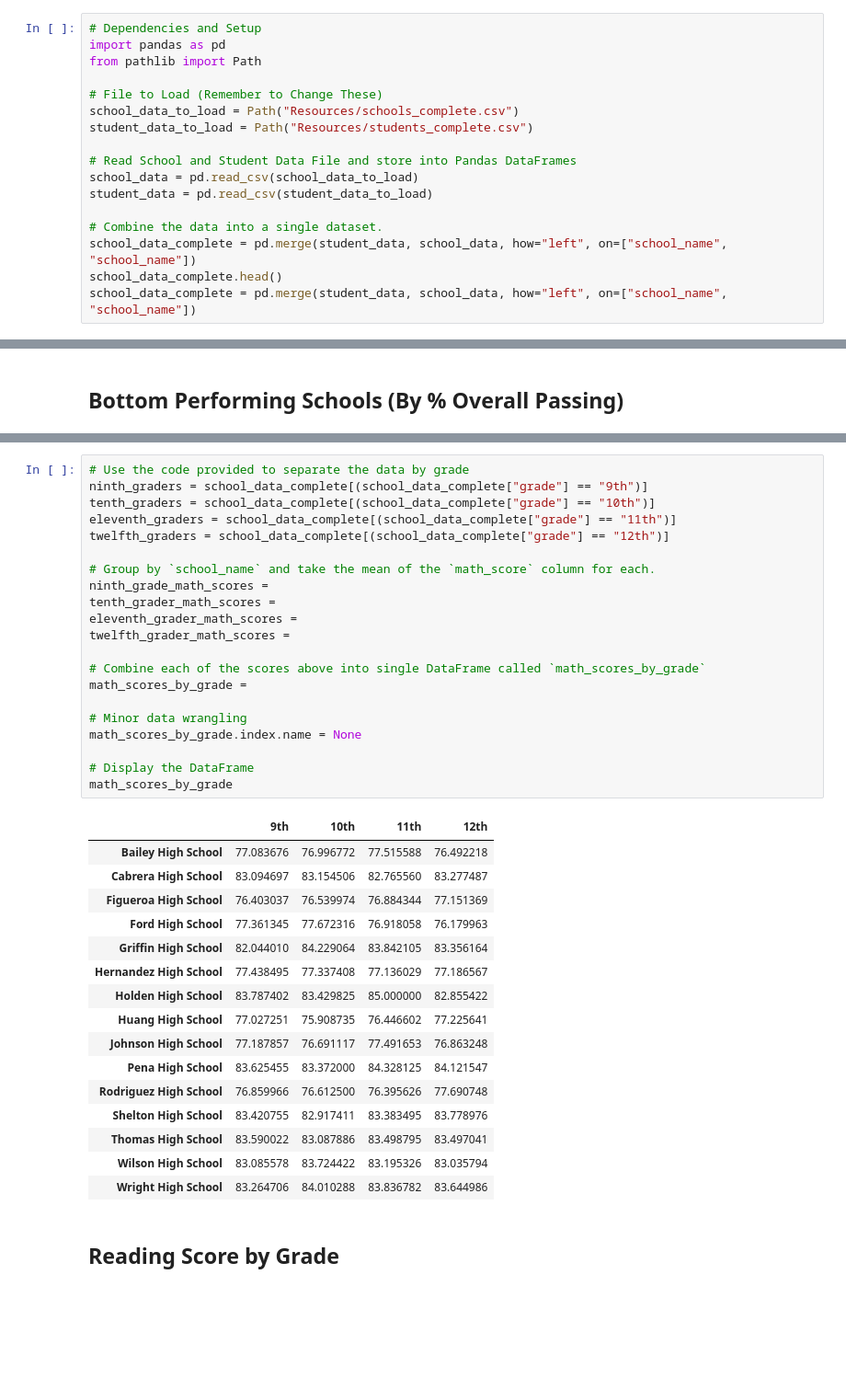
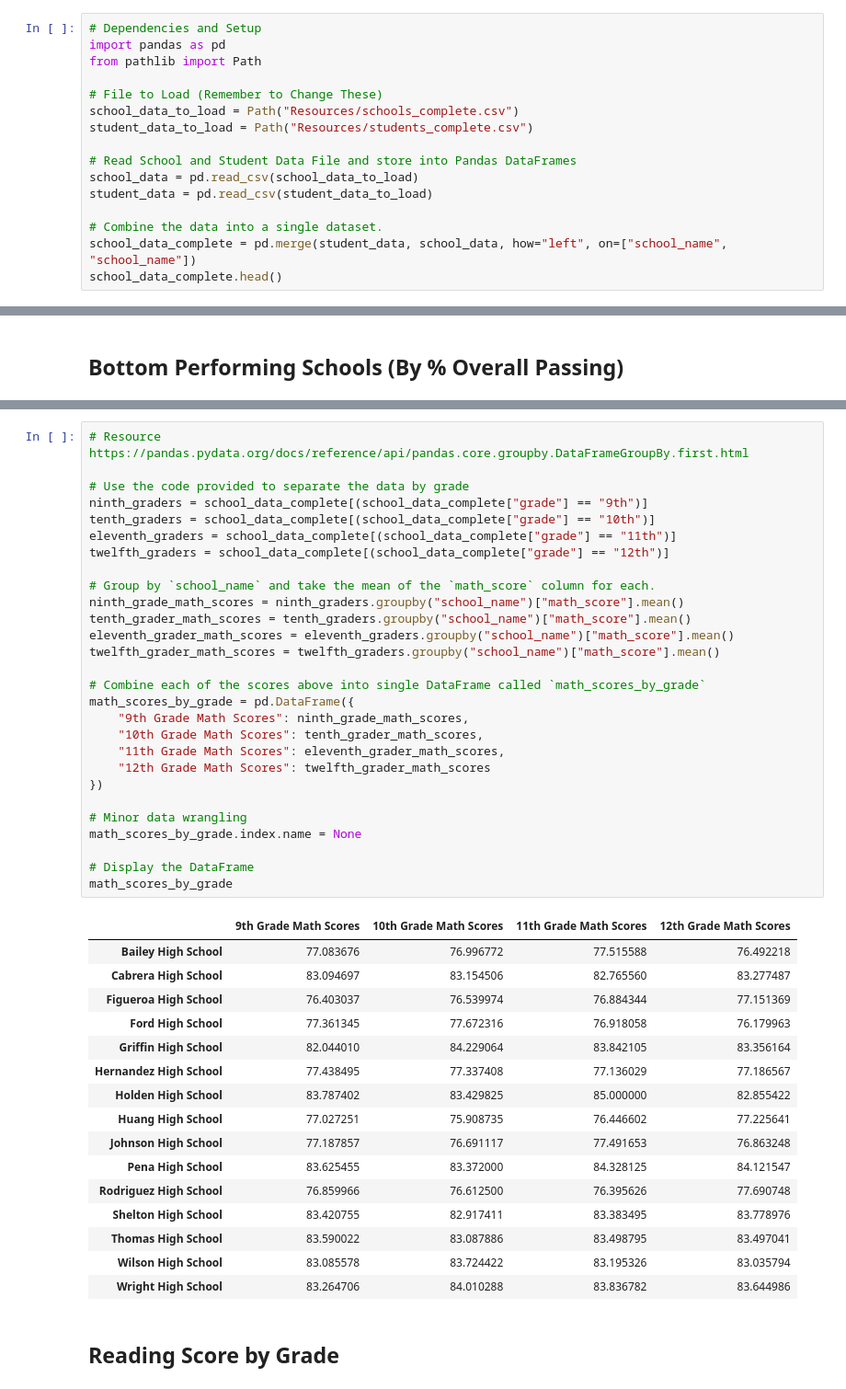
Before and after one commit to Y00lis/pandas-challenge, a Jupyter notebook: PyCitySchools_starter.ipynb, the cells around one changed output, grey strips where cells are left out. Shown at 92% size. Drawn from its saved outputs; the diff is of its cells as text; blank space fills up the shorter version.

```diff
--- a/PyCitySchools_starter.ipynb
+++ b/PyCitySchools_starter.ipynb
@@ -20,5 +20,4 @@ student_data = pd.read_csv(student_data_to_load)
 # Combine the data into a single dataset.
 school_data_complete = pd.merge(student_data, school_data, how="left", on=["school_name", "school_name"])
 school_data_complete.head()
-school_data_complete = pd.merge(student_data, school_data, how="left", on=["school_name", "school_name"])
 # %% [output]
@@ -185,26 +301,33 @@ bottom_schools.head(5)
 # %%
+# Resource https://pandas.pydata.org/docs/reference/api/pandas.core.groupby.DataFrameGroupBy.first.html
+
 # Use the code provided to separate the data by grade
 ninth_graders = school_data_complete[(school_data_complete["grade"] == "9th")]
 tenth_graders = school_data_complete[(school_data_complete["grade"] == "10th")]
 eleventh_graders = school_data_complete[(school_data_complete["grade"] == "11th")]
 twelfth_graders = school_data_complete[(school_data_complete["grade"] == "12th")]
 
 # Group by `school_name` and take the mean of the `math_score` column for each.
-ninth_grade_math_scores =
-tenth_grader_math_scores =
-eleventh_grader_math_scores =
-twelfth_grader_math_scores =
+ninth_grade_math_scores = ninth_graders.groupby("school_name")["math_score"].mean()
+tenth_grader_math_scores = tenth_graders.groupby("school_name")["math_score"].mean()
+eleventh_grader_math_scores = eleventh_graders.groupby("school_name")["math_score"].mean()
+twelfth_grader_math_scores = twelfth_graders.groupby("school_name")["math_score"].mean()
 
 # Combine each of the scores above into single DataFrame called `math_scores_by_grade`
-math_scores_by_grade =
+math_scores_by_grade = pd.DataFrame({
+    "9th Grade Math Scores": ninth_grade_math_scores,
+    "10th Grade Math Scores": tenth_grader_math_scores,
+    "11th Grade Math Scores": eleventh_grader_math_scores,
+    "12th Grade Math Scores": twelfth_grader_math_scores
+})
 
 # Minor data wrangling
 math_scores_by_grade.index.name = None
 
 # Display the DataFrame
 math_scores_by_grade
 # %% [output]
-|  | 9th | 10th | 11th | 12th |
+|  | 9th Grade Math Scores | 10th Grade Math Scores | 11th Grade Math Scores | 12th Grade Math Scores |
 | Bailey High School | 77.083676 | 76.996772 | 77.515588 | 76.492218 |
 | Cabrera High School | 83.094697 | 83.154506 | 82.765560 | 83.277487 |
 | Figueroa High School | 76.403037 | 76.539974 | 76.884344 | 77.151369 |
```
Also changed, not shown: parts of 30 cells of this notebook, 2 other files.
